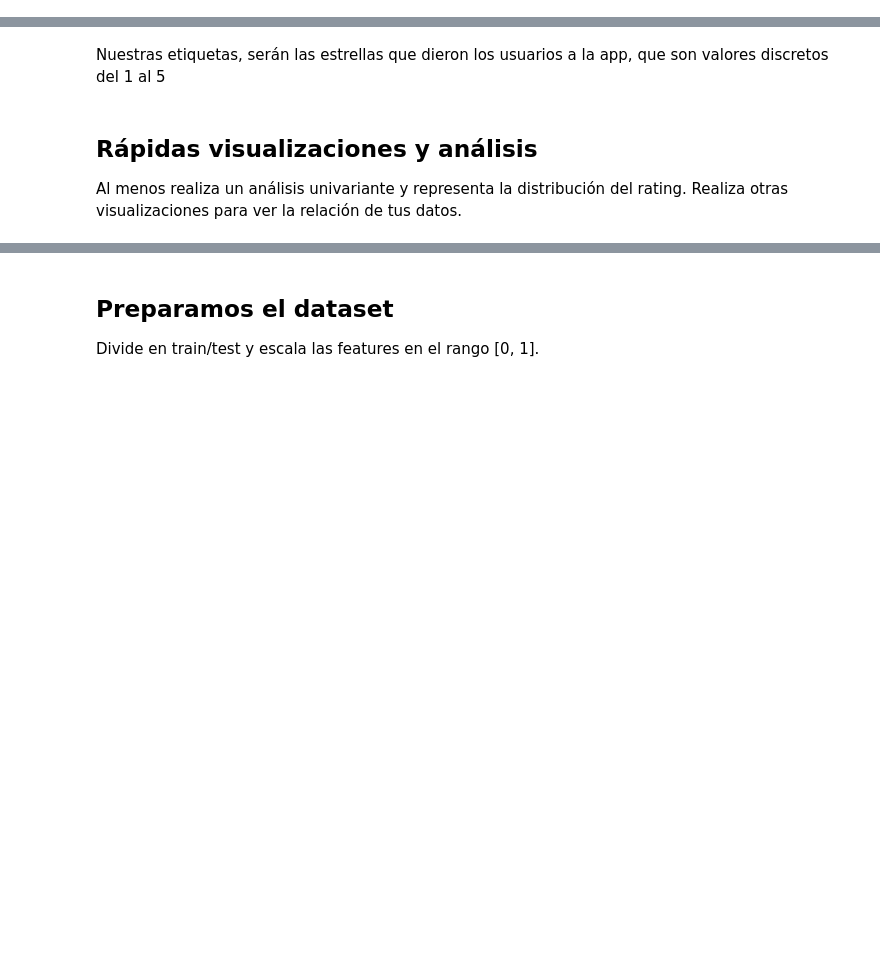
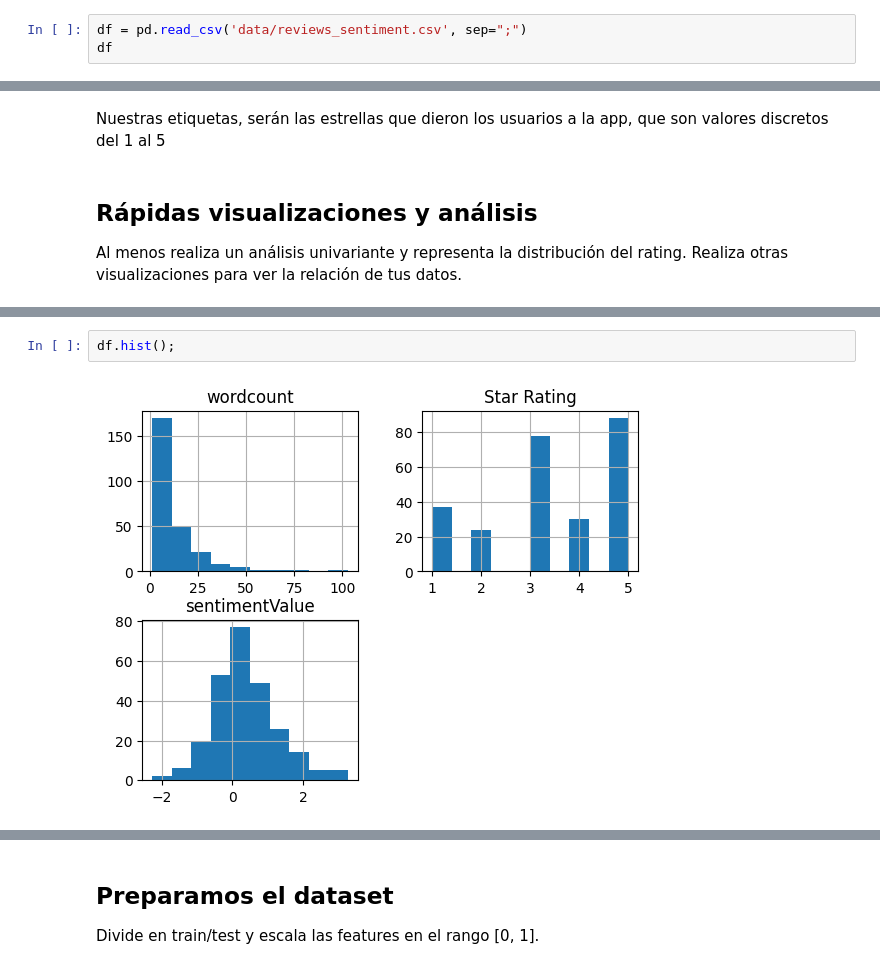
Before and after one commit to angelrodnah/2309_dsft_thebridge, a Jupyter notebook: 3-Machine_Learning/1-Supervisado/3-RegorClass/7-KNN/ejercicios/Ejercicio_k-NearestNeighbor.ipynb, the cells around one changed output, grey strips where cells are left out. Cells and saved outputs as stored; diff of their text form; blank space fills up the shorter version.

```diff
--- a/3-Machine_Learning/1-Supervisado/3-RegorClass/7-KNN/ejercicios/Ejercicio_k-NearestNeighbor.ipynb
+++ b/3-Machine_Learning/1-Supervisado/3-RegorClass/7-KNN/ejercicios/Ejercicio_k-NearestNeighbor.ipynb
@@ -11,0 +19,3 @@ El objetivo es montar un algoritmo de clasificación que prediga el rating, en f
+# %%
+df = pd.read_csv('data/reviews_sentiment.csv', sep=";")
+df
@@ -18,0 +72,4 @@ Al menos realiza un análisis univariante y representa la distribución del rati
+# %%
+df.hist();
+# %% [output]
+[figure, added]
```
Also changed, not shown: parts of 33 cells of this notebook, 1 other file.
